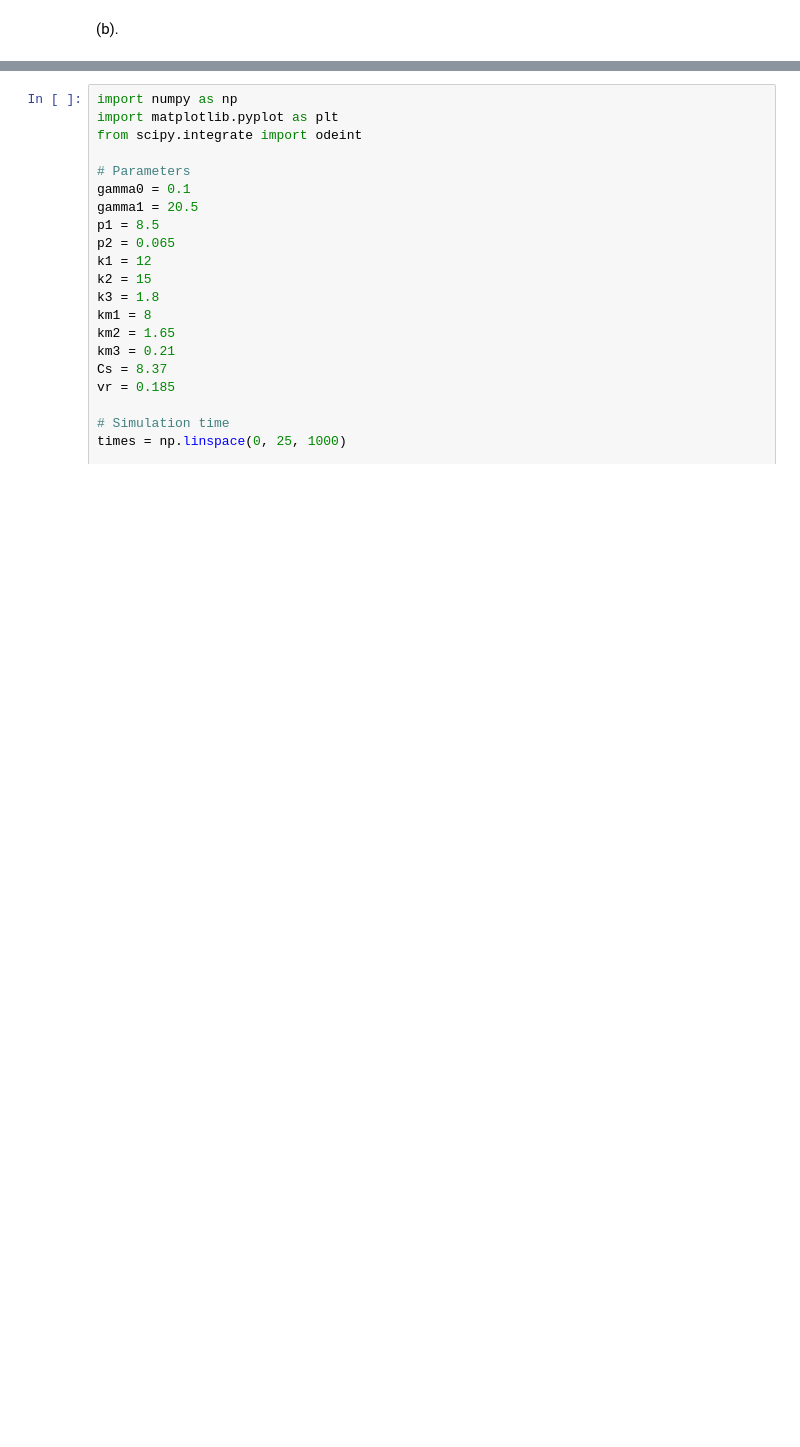
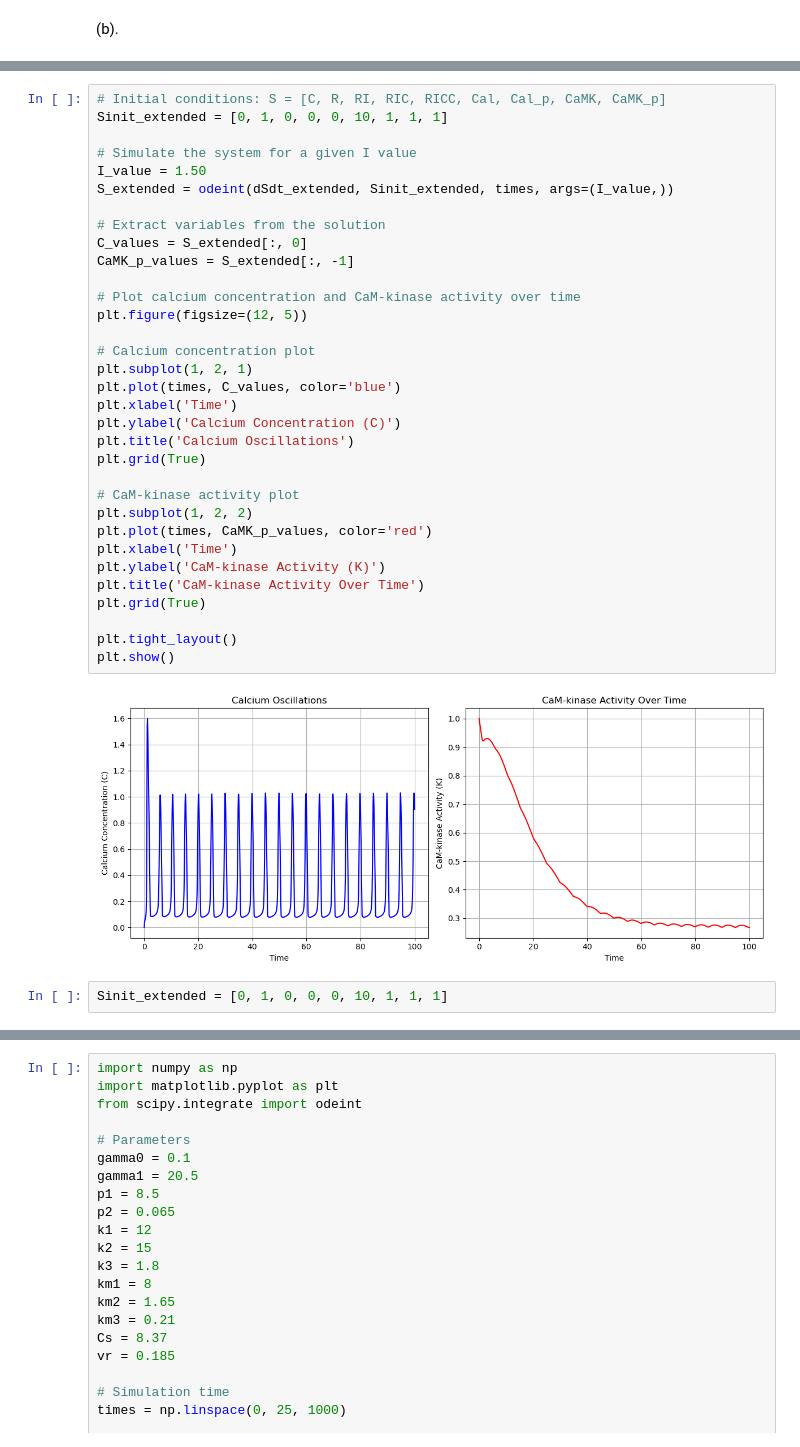
Before and after one commit to maxwellyue1/AMATH-882, a Jupyter notebook: A2/Frequency_encoding.ipynb, the cells around one changed output, grey strips where cells are left out. Saved outputs shown, nothing was run; the diff lists cells and outputs as text; blank space fills up the shorter version.

```diff
--- a/A2/Frequency_encoding.ipynb
+++ b/A2/Frequency_encoding.ipynb
@@ -437,0 +408,37 @@ plt.show()
+# %%
+# Initial conditions: S = [C, R, RI, RIC, RICC, Cal, Cal_p, CaMK, CaMK_p]
+Sinit_extended = [0, 1, 0, 0, 0, 10, 1, 1, 1]
+
+# Simulate the system for a given I value
+I_value = 1.50
+S_extended = odeint(dSdt_extended, Sinit_extended, times, args=(I_value,))
+
+# Extract variables from the solution
+C_values = S_extended[:, 0]
+CaMK_p_values = S_extended[:, -1]
+
+# Plot calcium concentration and CaM-kinase activity over time
+plt.figure(figsize=(12, 5))
+
+# Calcium concentration plot
+plt.subplot(1, 2, 1)
+plt.plot(times, C_values, color='blue')
+plt.xlabel('Time')
+plt.ylabel('Calcium Concentration (C)')
+plt.title('Calcium Oscillations')
+plt.grid(True)
+
+# CaM-kinase activity plot
+plt.subplot(1, 2, 2)
+plt.plot(times, CaMK_p_values, color='red')
+plt.xlabel('Time')
+plt.ylabel('CaM-kinase Activity (K)')
+plt.title('CaM-kinase Activity Over Time')
+plt.grid(True)
+
+plt.tight_layout()
+plt.show()
+# %% [output]
+[figure, added]
+# %%
+Sinit_extended = [0, 1, 0, 0, 0, 10, 1, 1, 1]
```
Also changed, not shown: parts of 11 cells of this notebook, 3 other files.
